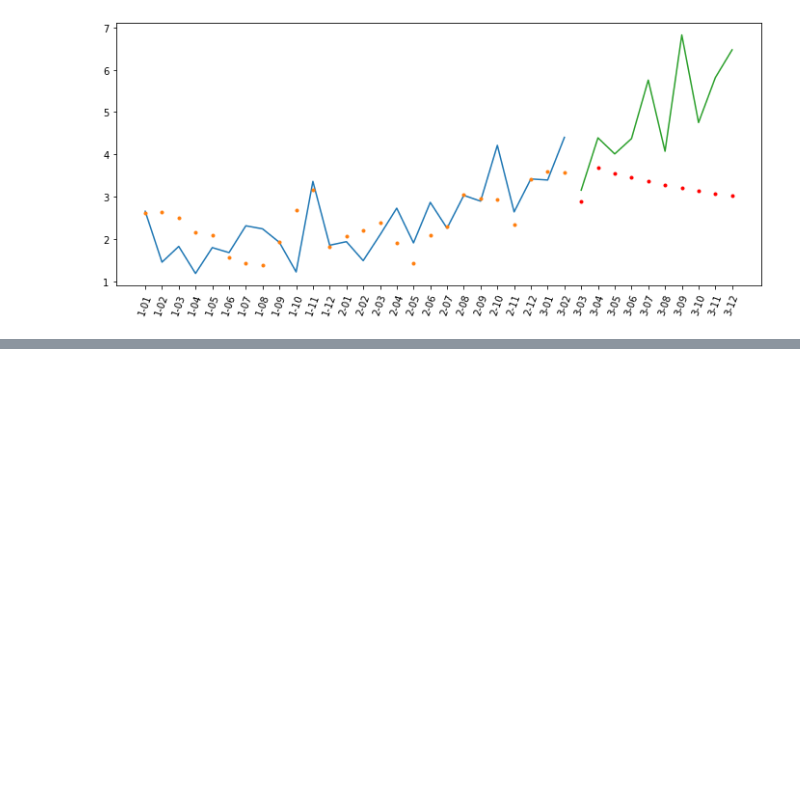
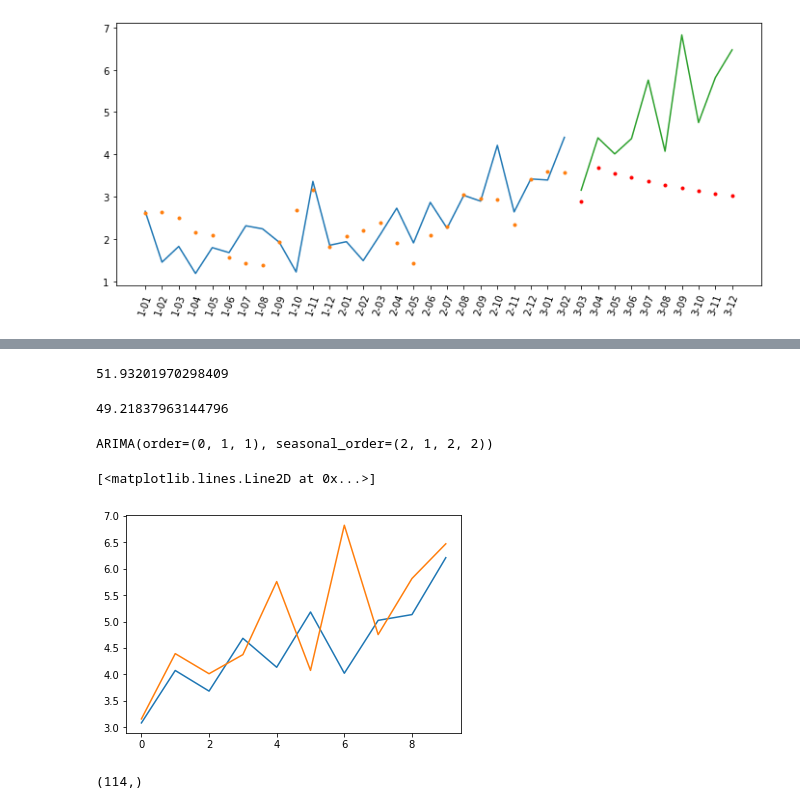
Before and after one commit to mancinigabriel/estudos_python, a Jupyter notebook: Python Séries Temporais/1699-data-science-previsao-arima-Aula-2/Aula2_series2.ipynb, the cells around one changed output, grey strips where cells are left out. Cells and saved outputs as stored; diff of their text form; code cells hidden in the pictures; blank space fills up the shorter version.

```diff
--- a/Python Séries Temporais/1699-data-science-previsao-arima-Aula-2/Aula2_series2.ipynb
+++ b/Python Séries Temporais/1699-data-science-previsao-arima-Aula-2/Aula2_series2.ipynb
@@ -249,0 +318,2 @@ plt.xticks(rotation=70);
+# %%
+modelo_busca2 = auto_arima(cresc_p1['Preco'].values, start_p=0, start_q=0, max_p=6, max_q=6, d=1, D=1,start_Q = 1,start_P = 1,max_Q=4,max_P=4, m=2,seasonal=True,trace=True,error_action='ignore',supress_warnings=True,stepwise=False)
@@ -249,0 +338,20 @@ plt.xticks(rotation=70);
+# %%
+modelo_busca.aic()
+# %% [output]
+51.93201970298409
+# %%
+modelo_busca2.aic()
+# %% [output]
+49.21837963144796
+# %%
+modelo_busca2.fit(cresc_p1['Preco'].values)
+# %% [output]
+ARIMA(order=(0, 1, 1), seasonal_order=(2, 1, 2, 2))
+# %%
+valores_preditos2 = modelo_busca2.predict(n_periods=10)
+# %%
+plt.plot(valores_preditos2)
+plt.plot(np.linspace(0,9,10),cresc_p2['Preco'])
+# %% [output]
+[<matplotlib.lines.Line2D at 0x...>]
+[figure, added]
@@ -249,0 +362,4 @@ plt.xticks(rotation=70);
+# %%
+dado_lynx.shape
+# %% [output]
+(114,)
```
Also changed, not shown: parts of 30 cells of this notebook, 2 other files.
